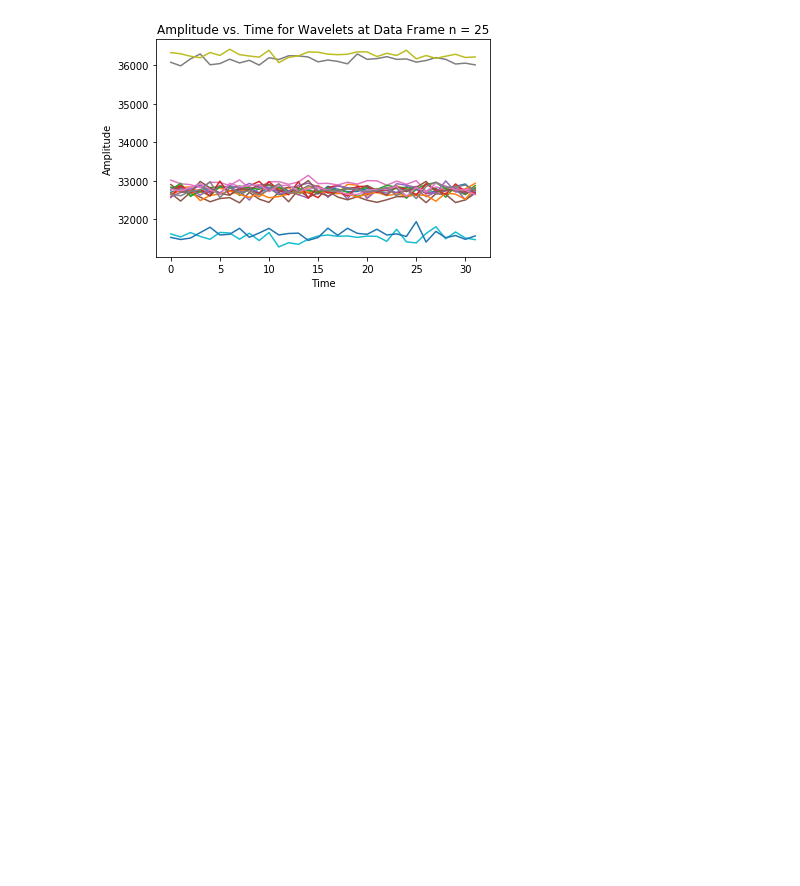
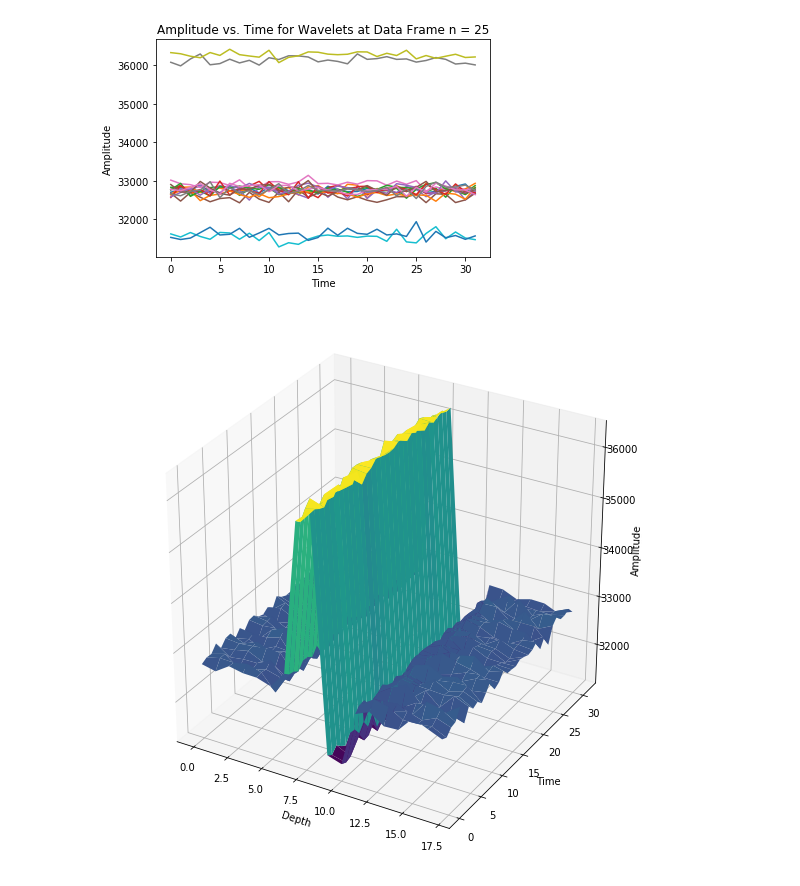
Before and after one commit to MichiganDataScienceTeam/W20-Gesture-Detection, a Jupyter notebook: explore_sparse/explore_sparse_data.ipynb, the cells around one changed output. Saved outputs shown, nothing was run; the diff lists cells and outputs as text; code cells hidden in the pictures; blank space fills up the shorter version.

Commit message:
3D plot

```diff
--- a/explore_sparse/explore_sparse_data.ipynb
+++ b/explore_sparse/explore_sparse_data.ipynb
@@ -45,3 +46,23 @@ for i in range(data.shape[3]):
     plt.title("Amplitude vs. Time for Wavelets at Data Frame n = " + str(n))
 # %% [output]
 [figure]
+# %%
+# 3D Plot of the above 2 plots
+n = 25
+fig = plt.figure()
+ax = fig.add_subplot(111, projection='3d')
+
+# Create X and Y Axes
+X = np.arange(0, 18) # Depths    TODO: Figure out units / correct values
+Y = np.arange(0, 32) # Times     TODO: Figure out units / correct values
+X, Y = np.meshgrid(X, Y)
+ax.plot_surface(X, Y, data[n, 0, :, :],cmap='viridis', edgecolor='none')
+
+ax.set_xlabel('Depth')
+ax.set_ylabel('Time')
+ax.set_zlabel('Amplitude')
+fig.set_size_inches(10, 10)
+
+plt.show()
+# %% [output]
+[figure, added]
```
Also changed, not shown: parts of 1 cell of this notebook.
